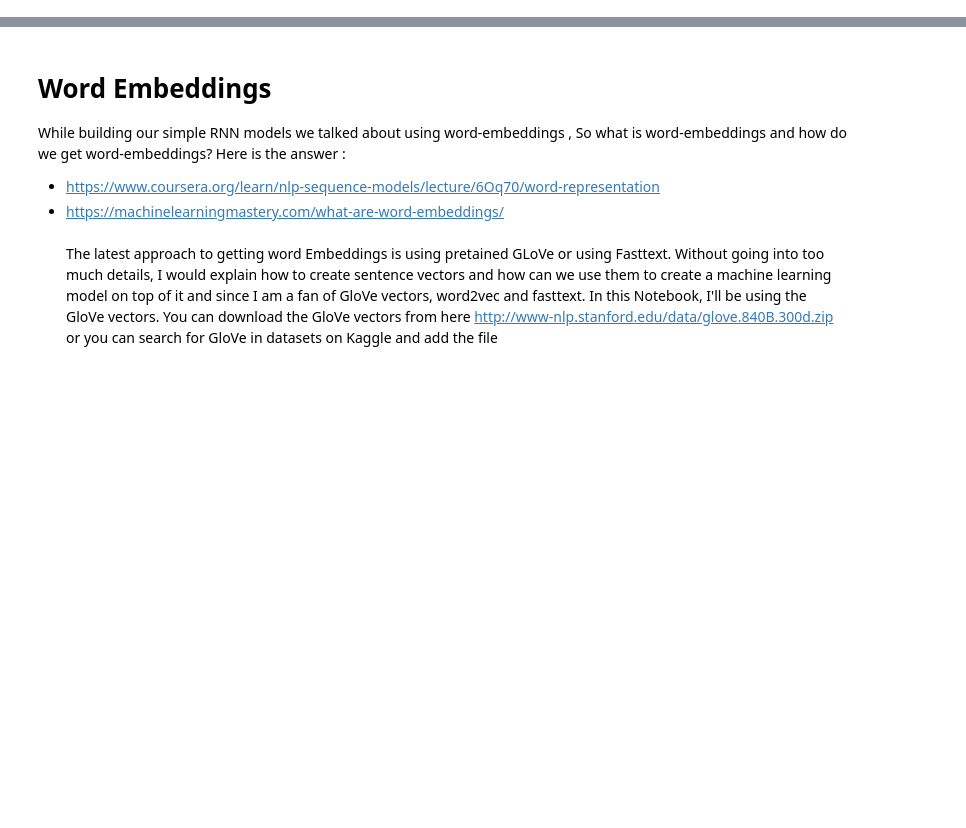
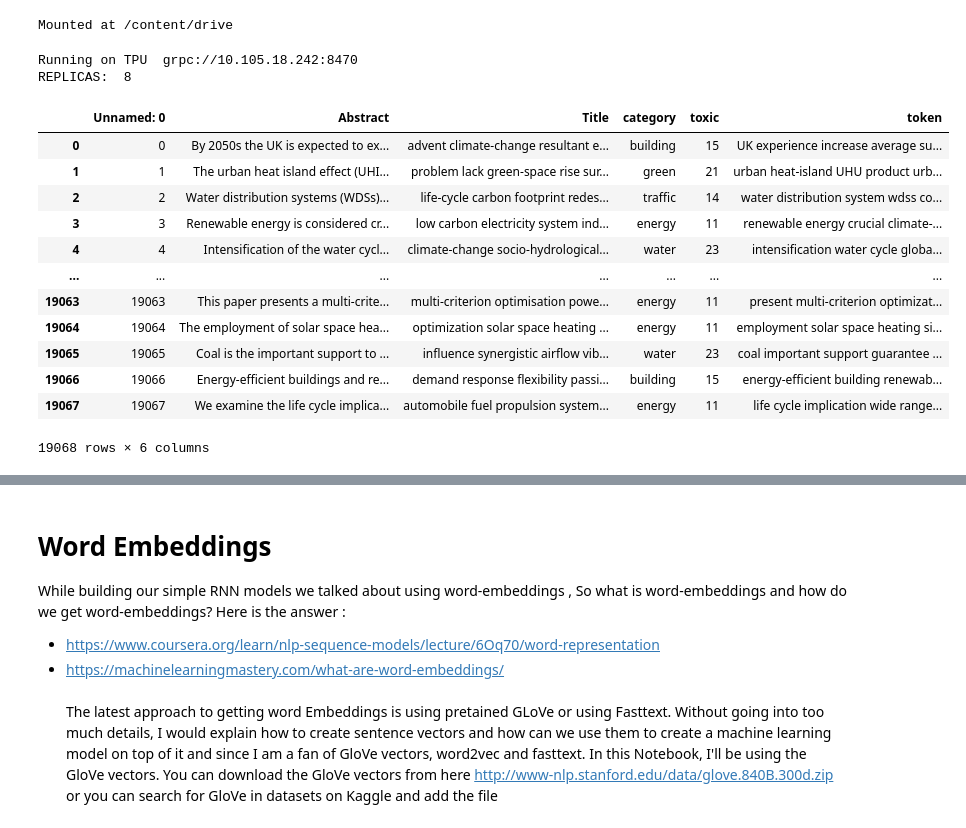
Before and after one commit to solong96/solong96, a Jupyter notebook: 0818_cc_text_classfication.ipynb, the cells around one changed output, grey strips where cells are left out. Saved outputs shown, nothing was run; the diff lists cells and outputs as text; code cells hidden in the pictures; blank space fills up the shorter version.

Commit message:
Colaboratory를 통해 생성됨

```diff
--- a/0818_cc_text_classfication.ipynb
+++ b/0818_cc_text_classfication.ipynb
@@ -497,15 +0,0 @@ result
-# %%
-pd.set_option('mode.chained_assignment',  None)
-
-content['words'] = 0
-content['energy'] = 0
-content['industry'] = 0
-content['waste'] = 0
-content['traffic'] = 0
-content['building'] = 0
-content['land-use'] = 0
-content['green'] = 0
-content['biodiversity'] = 0
-content['water'] = 0
-content['heat island'] = 0
-content
@@ -895,0 +3,5 @@ print(max_len)
+# %%
+from google.colab import drive
+drive.mount('/content/drive')
+# %% [output]
+Mounted at /content/drive
@@ -895,0 +40,39 @@ print(max_len)
+# %%
+# Detect hardware, return appropriate distribution strategy
+try:
+    # TPU detection. No parameters necessary if TPU_NAME environment variable is
+    # set: this is always the case on Kaggle.
+    tpu = tf.distribute.cluster_resolver.TPUClusterResolver()
+    print('Running on TPU ', tpu.master())
+except ValueError:
+    tpu = None
+
+if tpu:
+    tf.config.experimental_connect_to_cluster(tpu)
+    tf.tpu.experimental.initialize_tpu_system(tpu)
+    strategy = tf.distribute.TPUStrategy(tpu)
+else:
+    # Default distribution strategy in Tensorflow. Works on CPU and single GPU.
+    strategy = tf.distribute.get_strategy()
+
+print("REPLICAS: ", strategy.num_replicas_in_sync)
+# %% [output]
+Running on TPU  grpc://10.105.18.242:8470
+REPLICAS:  8
+# %%
+train_dataset = pd.read_excel('0818_cc_train_token_title.xlsx')
+train_dataset
+# %% [output]
+|  | Unnamed: 0 | Abstract | Title | category | toxic | token |
+| 0 | 0 | By 2050s the UK is expected to ex... | advent climate-change resultant e... | building | 15 | UK experience increase average su... |
+| 1 | 1 | The urban heat island effect (UHI... | problem lack green-space rise sur... | green | 21 | urban heat-island UHU product urb... |
+| 2 | 2 | Water distribution systems (WDSs)... | life-cycle carbon footprint redes... | traffic | 14 | water distribution system wdss co... |
+| 3 | 3 | Renewable energy is considered cr... | low carbon electricity system ind... | energy | 11 | renewable energy crucial climate-... |
+| 4 | 4 | Intensification of the water cycl... | climate-change socio-hydrological... | water | 23 | intensification water cycle globa... |
+| ... | ... | ... | ... | ... | ... | ... |
+| 19063 | 19063 | This paper presents a multi-crite... | multi-criterion optimisation powe... | energy | 11 | present multi-criterion optimizat... |
+| 19064 | 19064 | The employment of solar space hea... | optimization solar space heating ... | energy | 11 | employment solar space heating si... |
+| 19065 | 19065 | Coal is the important support to ... | influence synergistic airflow vib... | water | 23 | coal important support guarantee ... |
+| 19066 | 19066 | Energy-efficient buildings and re... | demand response flexibility passi... | building | 15 | energy-efficient building renewab... |
+| 19067 | 19067 | We examine the life cycle implica... | automobile fuel propulsion system... | energy | 11 | life cycle implication wide range... |
+19068 rows × 6 columns
```
Also changed, not shown: parts of 65 cells of this notebook.
